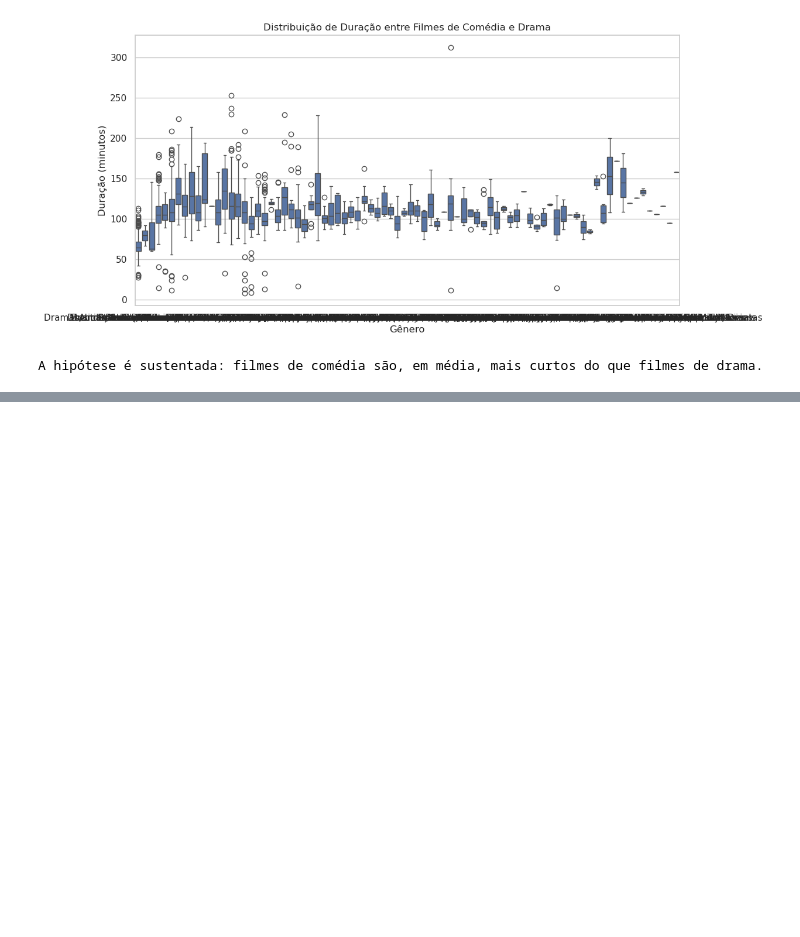
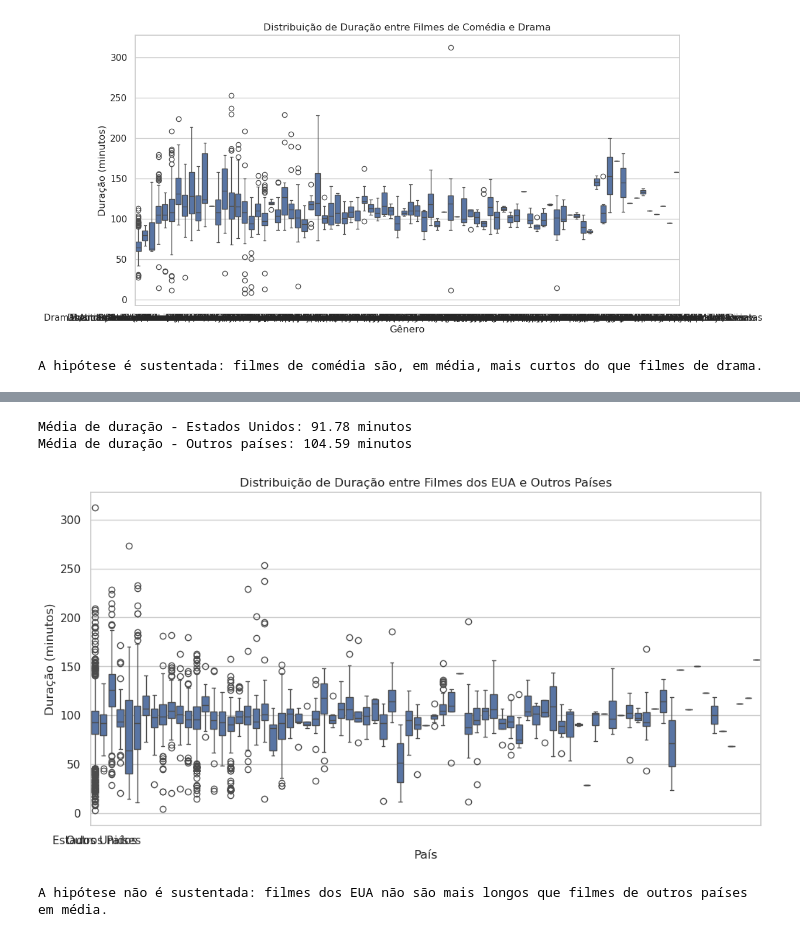
Before and after one commit to Guilherme-07062002/analise-de-dados, a Jupyter notebook: netflix.ipynb, the cells around one changed output, grey strips where cells are left out. Drawn from its saved outputs; the diff is of its cells as text; code cells hidden in the pictures; blank space fills up the shorter version.

```diff
--- a/netflix.ipynb
+++ b/netflix.ipynb
@@ -214,0 +223,33 @@ A hipótese é sustentada: filmes de comédia são, em média, mais curtos do qu
+# %%
+# Filtrar apenas filmes e dividir entre filmes dos EUA e de outros países
+df_filmes_eua = df[(df['tipo'] == 'Movie') & (df['pais'] == 'United States') & (df['duracao_minutos'].notna())]
+df_filmes_outros = df[(df['tipo'] == 'Movie') & (df['pais'] != 'United States') & (df['duracao_minutos'].notna())]
+
+# 1. Calcular a média de duração em minutos para filmes dos EUA e de outros países
+media_eua = df_filmes_eua['duracao_minutos'].mean()
+media_outros = df_filmes_outros['duracao_minutos'].mean()
+
+print(f"Média de duração - Estados Unidos: {media_eua:.2f} minutos")
+print(f"Média de duração - Outros países: {media_outros:.2f} minutos")
+
+# Visualização gráfica para comparar a duração de filmes entre EUA e outros países
+plt.figure(figsize=(12, 6))
+
+# Gráfico boxplot para a comparação
+sns.boxplot(data=pd.concat([df_filmes_eua, df_filmes_outros]), x='pais', y='duracao_minutos')
+plt.title("Distribuição de Duração entre Filmes dos EUA e Outros Países")
+plt.xlabel("País")
+plt.ylabel("Duração (minutos)")
+plt.xticks([0, 1], ['Estados Unidos', 'Outros Países'])
+plt.show()
+
+# Observação
+if media_eua > media_outros:
+    print("A hipótese é sustentada: filmes dos EUA são, em média, mais longos do que filmes de outros países.")
+else:
+    print("A hipótese não é sustentada: filmes dos EUA não são mais longos que filmes de outros países em média.")
+# %% [output]
+Média de duração - Estados Unidos: 91.78 minutos
+Média de duração - Outros países: 104.59 minutos
+[figure, added]
+A hipótese não é sustentada: filmes dos EUA não são mais longos que filmes de outros países em média.
```
Also changed, not shown: parts of 2 cells of this notebook, 5 other files.
